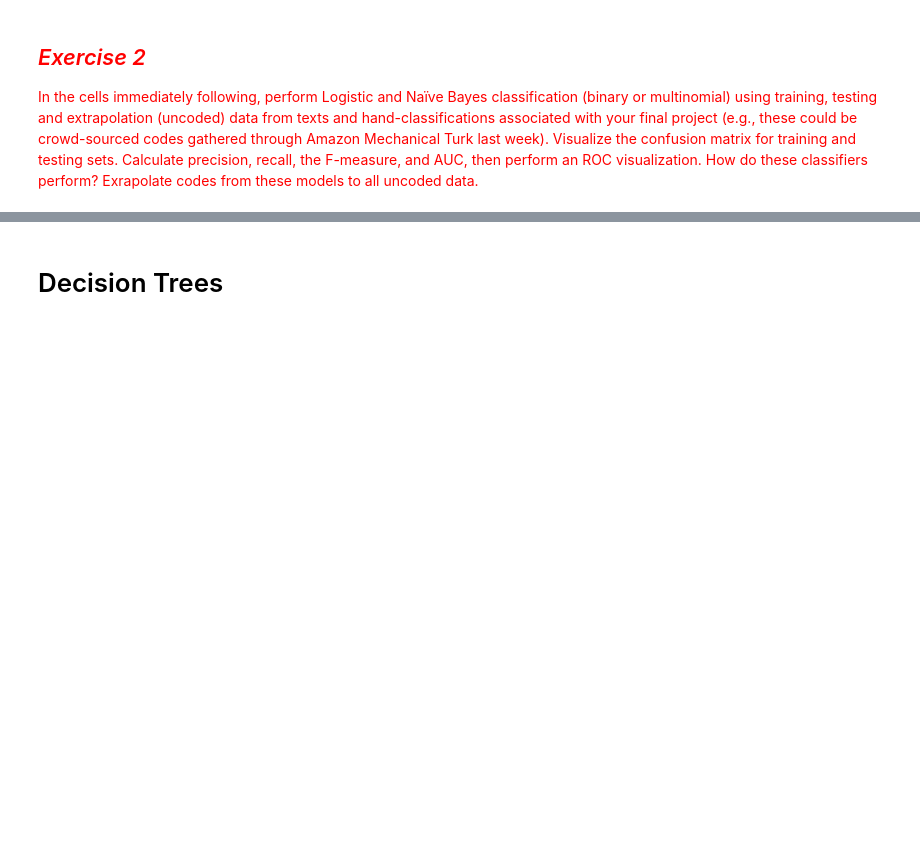
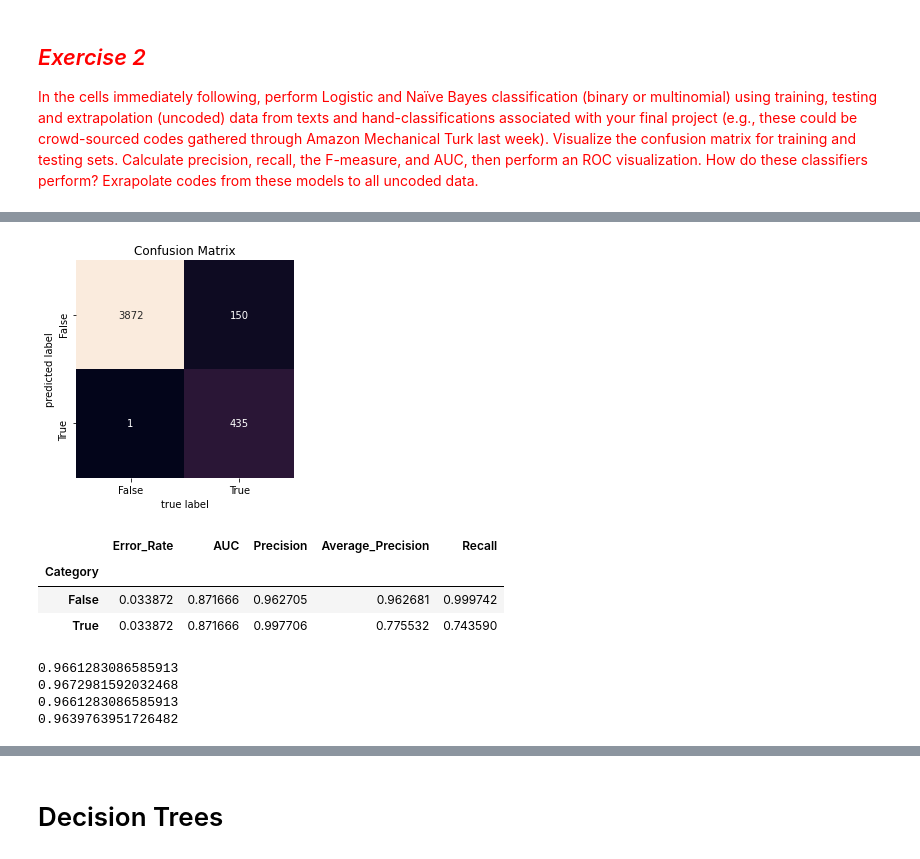
Before and after one commit to Raychanan/Homework-Notebooks, a Jupyter notebook: week-4/4-Classification-HW_SUBMIT.ipynb, the cells around one changed output, grey strips where cells are left out. Saved outputs shown, nothing was run; the diff lists cells and outputs as text; code cells hidden in the pictures; blank space fills up the shorter version.

```diff
--- a/week-4/4-Classification-HW_SUBMIT.ipynb
+++ b/week-4/4-Classification-HW_SUBMIT.ipynb
@@ -846,0 +1492,33 @@ lucem_illud.plotregions(MultinomialNB_ng, test_ng_df)
+# %%
+# Plot confusion matrix
+lucem_illud.plotConfusionMatrix(logistic_l1, train_data_df)
+# %% [output]
+[figure, added]
+# %%
+# Evaluate AUC
+lucem_illud.metrics.evaluateClassifier(logistic_l1, train_data_df)
+# %% [output]
+|  | Error_Rate | AUC | Precision | Average_Precision | Recall |
+| Category |  |  |  |  |  |
+| False | 0.033872 | 0.871666 | 0.962705 | 0.962681 | 0.999742 |
+| True | 0.033872 | 0.871666 | 0.997706 | 0.775532 | 0.743590 |
+# %%
+# Calculate the accuracy, precision, recall, and F-measures.
+
+# Accuracy
+
+print(sklearn.metrics.accuracy_score(train_data_df['category'],logistic_l1.predict(np.stack(train_data_df['vect'], axis = 0))))
+
+# Precision
+print(sklearn.metrics.precision_score(train_data_df['category'], train_data_df['nb_predict'], average = 'weighted'))
+
+# Recall
+print(sklearn.metrics.recall_score(train_data_df['category'], train_data_df['nb_predict'], average = 'weighted'))
+
+# F-1 measure
+print(sklearn.metrics.f1_score(train_data_df['category'], train_data_df['nb_predict'], average = 'weighted'))
+# %% [output]
+0.9661283086585913
+0.9672981592032468
+0.9661283086585913
+0.9639763951726482
```
Also changed, not shown: parts of 186 cells of this notebook, 1 other file.
